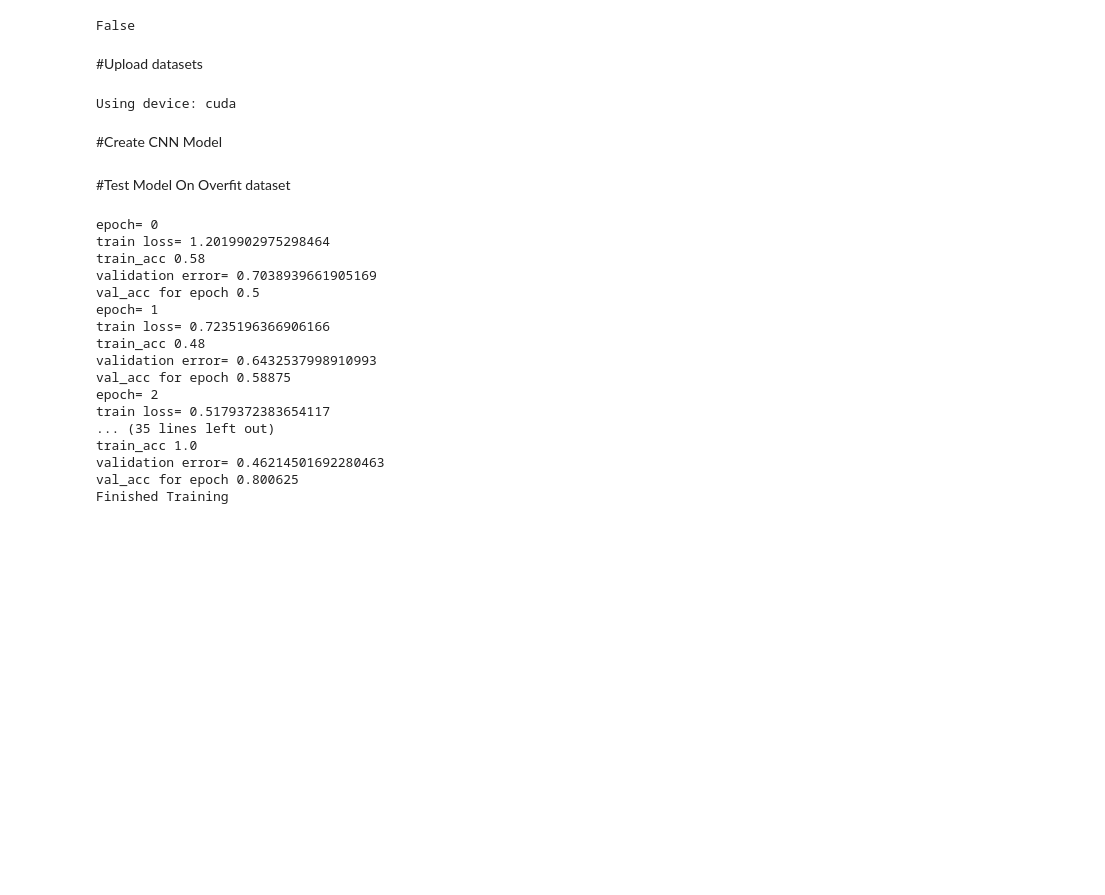
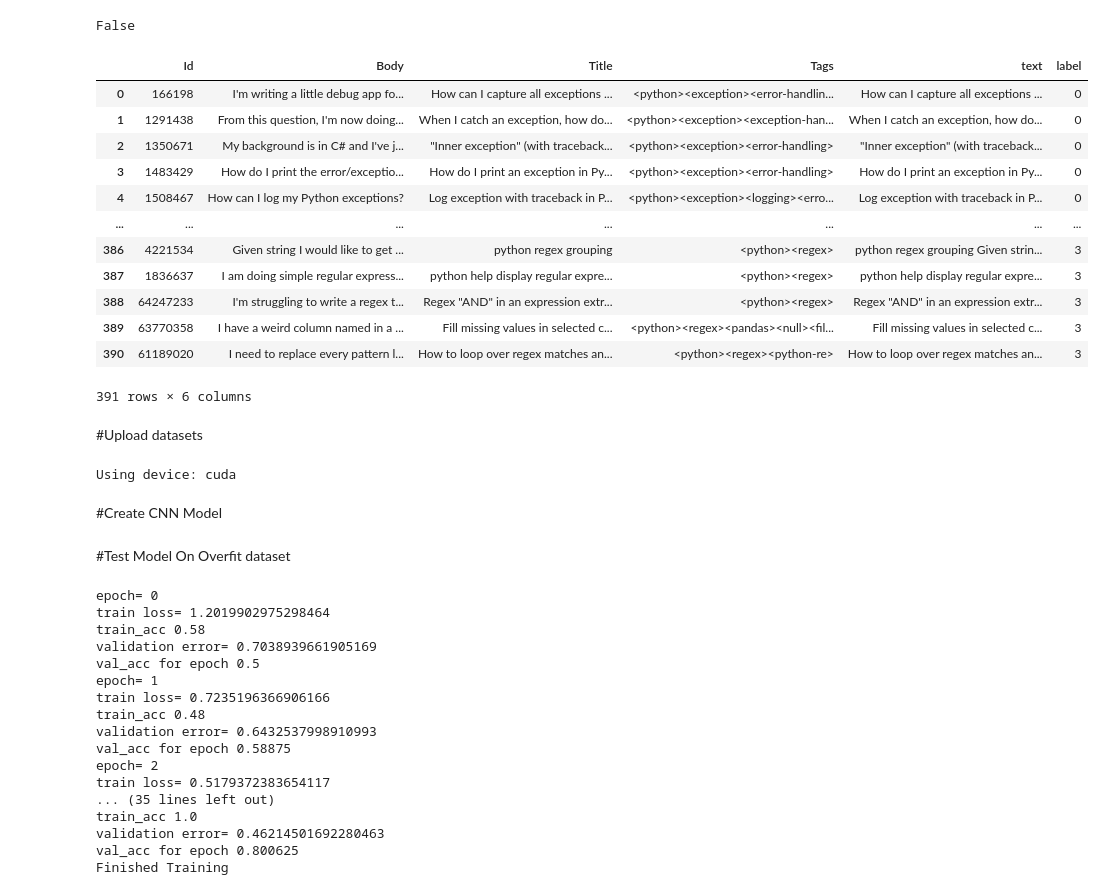
Before and after one commit to ece1786-2022/PyOverflow, a Jupyter notebook: CNN_baseline_multiclass.ipynb, the cells around one changed output. Saved outputs shown, nothing was run; the diff lists cells and outputs as text; code cells hidden in the pictures; blank space fills up the shorter version.

```diff
--- a/CNN_baseline_multiclass.ipynb
+++ b/CNN_baseline_multiclass.ipynb
@@ -41,4 +41,20 @@ data_path = "Data/Test/test_sample.csv"
 df2 = pd.read_csv(data_path)
+# %%
+df2
+# %% [output]
+|  | Id | Body | Title | Tags | text | label |
+| 0 | 166198 | I'm writing a little debug app fo... | How can I capture all exceptions ... | <python><exception><error-handlin... | How can I capture all exceptions ... | 0 |
+| 1 | 1291438 | From this question, I'm now doing... | When I catch an exception, how do... | <python><exception><exception-han... | When I catch an exception, how do... | 0 |
+| 2 | 1350671 | My background is in C# and I've j... | "Inner exception" (with traceback... | <python><exception><error-handling> | "Inner exception" (with traceback... | 0 |
+| 3 | 1483429 | How do I print the error/exceptio... | How do I print an exception in Py... | <python><exception><error-handling> | How do I print an exception in Py... | 0 |
+| 4 | 1508467 | How can I log my Python exceptions? | Log exception with traceback in P... | <python><exception><logging><erro... | Log exception with traceback in P... | 0 |
+| ... | ... | ... | ... | ... | ... | ... |
+| 386 | 4221534 | Given string I would like to get ... | python regex grouping | <python><regex> | python regex grouping Given strin... | 3 |
+| 387 | 1836637 | I am doing simple regular express... | python help display regular expre... | <python><regex> | python help display regular expre... | 3 |
+| 388 | 64247233 | I'm struggling to write a regex t... | Regex "AND" in an expression extr... | <python><regex> | Regex "AND" in an expression extr... | 3 |
+| 389 | 63770358 | I have a weird column named in a ... | Fill missing values in selected c... | <python><regex><pandas><null><fil... | Fill missing values in selected c... | 3 |
+| 390 | 61189020 | I need to replace every pattern l... | How to loop over regex matches an... | <python><regex><python-re> | How to loop over regex matches an... | 3 |
+391 rows × 6 columns
 # %%
 #keep the body and the title of df2
 df2 = df2[['Body', 'Title']]
```
Also changed, not shown: parts of 12 cells of this notebook, 2 other files.
